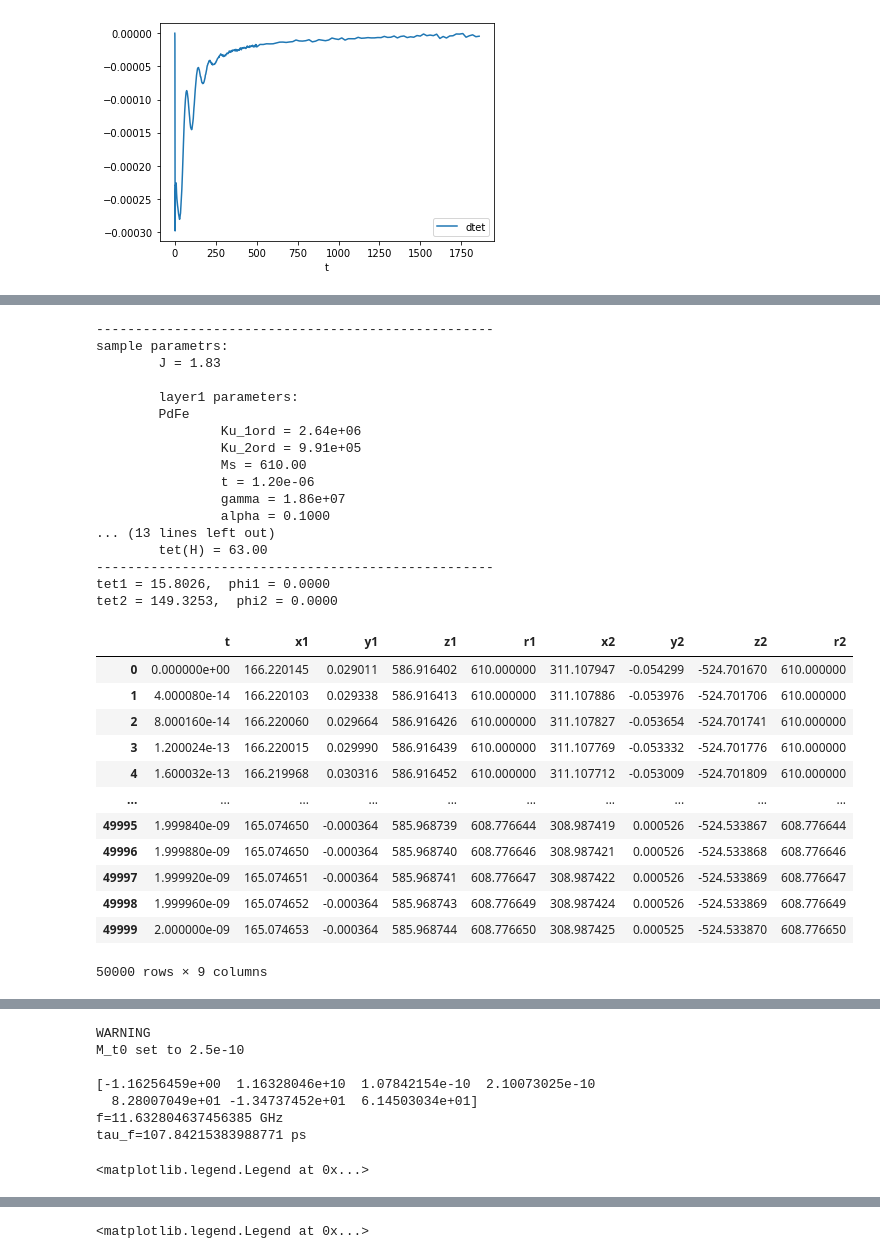
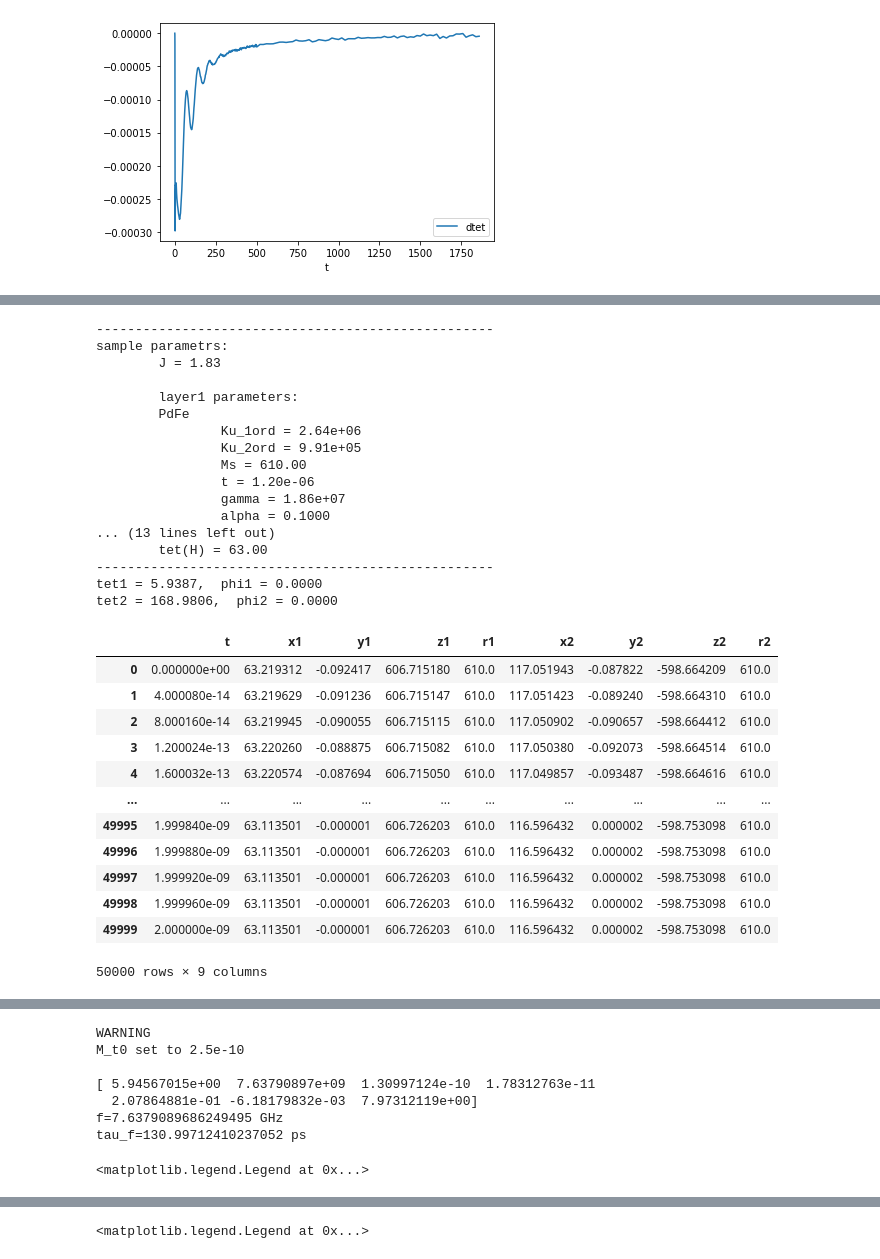
Before and after one commit to sashabusse/LLG_INT, a Jupyter notebook: model_IEC.ipynb, the cells around one changed output, grey strips where cells are left out. Drawn from its saved outputs; the diff is of its cells as text; code cells hidden in the pictures.

```diff
--- a/model_IEC.ipynb
+++ b/model_IEC.ipynb
@@ -173,6 +142,6 @@ sample parametrs:
 # %%
 #external field
-Hext_abs = 3000.
+Hext_abs = 1000.
 Hext_tet = np.deg2rad(63.)
 Hext = np.array(pol2cart(Hext_abs, Hext_tet, 0.0))
 
@@ -237,21 +206,23 @@ angles = st_state.get_angles_optimize_static(
 print("tet1 = {:.4f},  phi1 = {:.4f}".format(np.rad2deg(angles[0]), np.rad2deg(angles[1])))
 print("tet2 = {:.4f},  phi2 = {:.4f}".format(np.rad2deg(angles[2]), np.rad2deg(angles[3])))
 
-#for something
-#add_phase = np.deg2rad(np.array(
-#    [0., 247.6, 279.21, 99.5]
-#))
-#amplitude_coefs = np.array(
-#    [1., 3.18, 0.238, 0.566]
-#)
+do_manual_deviation = True
 
-#no additional deviation
-add_phase = np.deg2rad(np.array(
-    [0., 0., 0., 0.]
-))
-amplitude_coefs = np.array(
-    [1., 1., 1., 1.]
-)
+if do_manual_deviation:
+    add_phase = np.deg2rad(np.array(
+        [0.00, 261.84, 178.88, 443.94]
+    ))
+    amplitude_coefs = np.array(
+        [1.00, 59.01, 4.36, 40.72]
+    )
+
+else:
+    add_phase = np.deg2rad(np.array(
+        [0., 0., 0., 0.]
+    ))
+    amplitude_coefs = np.array(
+        [1., 1., 1., 1.]
+    )
 
 
 M01 = pol2cart(
@@ -277,46 +248,46 @@ sol = solve_ivp(model, time_span, M01_M02, t_eval=np.linspace(time_span[0], time
 df = pd.DataFrame()
 df['t'] = sol.t
 
 df['x1'] = sol.y[0]
 df['y1'] = sol.y[1]
 df['z1'] = sol.y[2]
 df['r1'] = np.sqrt(df['x1']**2+df['y1']**2+df['z1']**2)
 
 df['x2'] = sol.y[3]
 df['y2'] = sol.y[4]
 df['z2'] = sol.y[5]
 df['r2'] = np.sqrt(df['x2']**2+df['y2']**2+df['z2']**2)
 df
 # %% [output]
 ---------------------------------------------------
 sample parametrs:
         J = 1.83
 
         layer1 parameters:
         PdFe
                 Ku_1ord = 2.64e+06
                 Ku_2ord = 9.91e+05
                 Ms = 610.00
                 t = 1.20e-06
                 gamma = 1.86e+07
                 alpha = 0.1000
 ... (13 lines left out)
         tet(H) = 63.00
 ---------------------------------------------------
-tet1 = 15.8026,  phi1 = 0.0000
-tet2 = 149.3253,  phi2 = 0.0000
+tet1 = 5.9387,  phi1 = 0.0000
+tet2 = 168.9806,  phi2 = 0.0000
 |  | t | x1 | y1 | z1 | r1 | x2 | y2 | z2 | r2 |
-| 0 | 0.000000e+00 | 166.220145 | 0.029011 | 586.916402 | 610.000000 | 311.107947 | -0.054299 | -524.701670 | 610.000000 |
-| 1 | 4.000080e-14 | 166.220103 | 0.029338 | 586.916413 | 610.000000 | 311.107886 | -0.053976 | -524.701706 | 610.000000 |
-| 2 | 8.000160e-14 | 166.220060 | 0.029664 | 586.916426 | 610.000000 | 311.107827 | -0.053654 | -524.701741 | 610.000000 |
-| 3 | 1.200024e-13 | 166.220015 | 0.029990 | 586.916439 | 610.000000 | 311.107769 | -0.053332 | -524.701776 | 610.000000 |
-| 4 | 1.600032e-13 | 166.219968 | 0.030316 | 586.916452 | 610.000000 | 311.107712 | -0.053009 | -524.701809 | 610.000000 |
+| 0 | 0.000000e+00 | 63.219312 | -0.092417 | 606.715180 | 610.0 | 117.051943 | -0.087822 | -598.664209 | 610.0 |
+| 1 | 4.000080e-14 | 63.219629 | -0.091236 | 606.715147 | 610.0 | 117.051423 | -0.089240 | -598.664310 | 610.0 |
+| 2 | 8.000160e-14 | 63.219945 | -0.090055 | 606.715115 | 610.0 | 117.050902 | -0.090657 | -598.664412 | 610.0 |
+| 3 | 1.200024e-13 | 63.220260 | -0.088875 | 606.715082 | 610.0 | 117.050380 | -0.092073 | -598.664514 | 610.0 |
+| 4 | 1.600032e-13 | 63.220574 | -0.087694 | 606.715050 | 610.0 | 117.049857 | -0.093487 | -598.664616 | 610.0 |
 | ... | ... | ... | ... | ... | ... | ... | ... | ... | ... |
-| 49995 | 1.999840e-09 | 165.074650 | -0.000364 | 585.968739 | 608.776644 | 308.987419 | 0.000526 | -524.533867 | 608.776644 |
-| 49996 | 1.999880e-09 | 165.074650 | -0.000364 | 585.968740 | 608.776646 | 308.987421 | 0.000526 | -524.533868 | 608.776646 |
-| 49997 | 1.999920e-09 | 165.074651 | -0.000364 | 585.968741 | 608.776647 | 308.987422 | 0.000526 | -524.533869 | 608.776647 |
-| 49998 | 1.999960e-09 | 165.074652 | -0.000364 | 585.968743 | 608.776649 | 308.987424 | 0.000526 | -524.533869 | 608.776649 |
-| 49999 | 2.000000e-09 | 165.074653 | -0.000364 | 585.968744 | 608.776650 | 308.987425 | 0.000525 | -524.533870 | 608.776650 |
+| 49995 | 1.999840e-09 | 63.113501 | -0.000001 | 606.726203 | 610.0 | 116.596432 | 0.000002 | -598.753098 | 610.0 |
+| 49996 | 1.999880e-09 | 63.113501 | -0.000001 | 606.726203 | 610.0 | 116.596432 | 0.000002 | -598.753098 | 610.0 |
+| 49997 | 1.999920e-09 | 63.113501 | -0.000001 | 606.726203 | 610.0 | 116.596432 | 0.000002 | -598.753098 | 610.0 |
+| 49998 | 1.999960e-09 | 63.113501 | -0.000001 | 606.726203 | 610.0 | 116.596432 | 0.000002 | -598.753098 | 610.0 |
+| 49999 | 2.000000e-09 | 63.113501 | -0.000001 | 606.726203 | 610.0 | 116.596432 | 0.000002 | -598.753098 | 610.0 |
 50000 rows × 9 columns
 # %%
 %matplotlib notebook
@@ -412,8 +383,8 @@ print(par)
 print("f={} GHz".format(par[1]*1e-9))
 print("tau_f={} ps".format(par[2]*1e12))
 
-#plt.plot(df.t[df.t>M_t0]*1e12, func3(df.t[df.t>M_t0], *par), '-.', label='апроксимация', linewidth=2, color='red')
-plt.plot(df.t[df.t>M_t0]*1e12, func2(df.t[df.t>M_t0], *par), linestyle='-.', linewidth=2, color='red', label='апроксимация')
+#plt.plot(df.t[df.t>M_t0]*1e12, func3(df.t[df.t>M_t0], *par), '-.', label='аппроксимация', linewidth=2, color='red')
+plt.plot(df.t[df.t>M_t0]*1e12, func2(df.t[df.t>M_t0], *par), linestyle='-.', linewidth=2, color='red', label='аппроксимация')
 #plt.plot(df.t[df.t>M_t0]*1e12, func1(df.t[df.t>M_t0], *par))
 
 plt.legend(fontsize=18)
@@ -421,10 +392,10 @@ plt.legend(fontsize=18)
 WARNING
 M_t0 set to 2.5e-10
 
-[-1.16256459e+00  1.16328046e+10  1.07842154e-10  2.10073025e-10
-  8.28007049e+01 -1.34737452e+01  6.14503034e+01]
-f=11.632804637456385 GHz
-tau_f=107.84215383988771 ps
+[ 5.94567015e+00  7.63790897e+09  1.30997124e-10  1.78312763e-11
+  2.07864881e-01 -6.18179832e-03  7.97312119e+00]
+f=7.6379089686249495 GHz
+tau_f=130.99712410237052 ps
 <matplotlib.legend.Legend at 0x...>
 # %%
 t_eval = df.t
```
Also changed, not shown: parts of 2 cells of this notebook, 11 other files.
